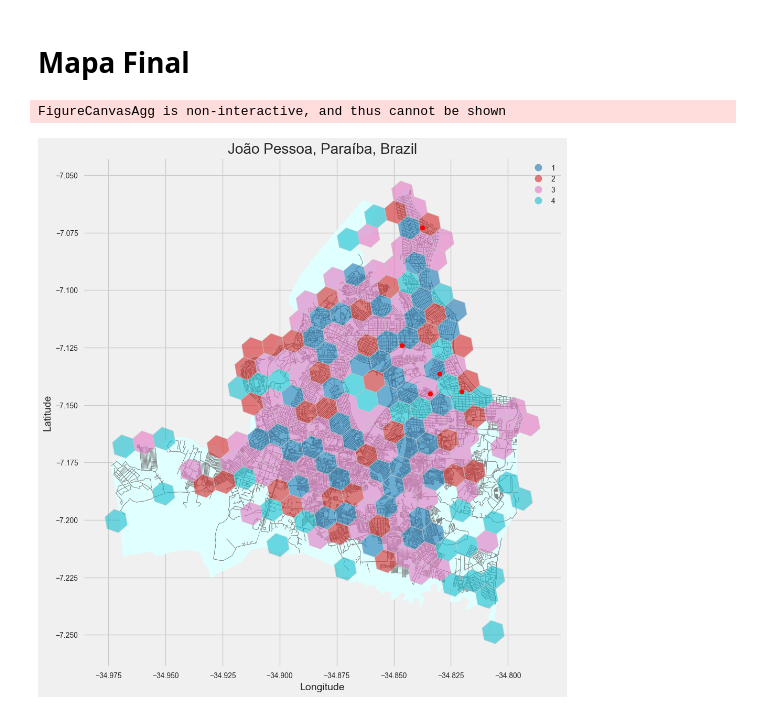
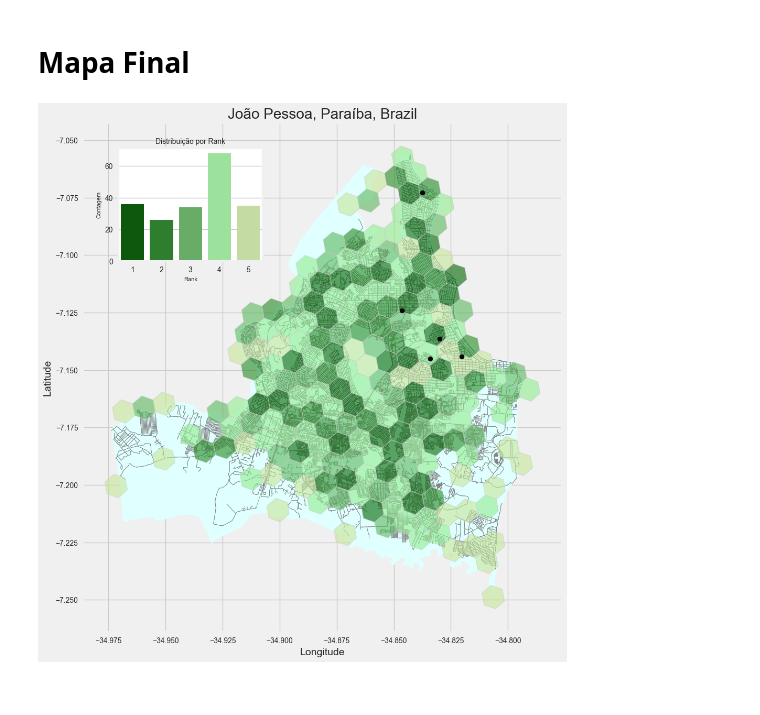
Before and after one commit to Padawanh/choosen_house, a Jupyter notebook: ChoosenHouse_API_Google.ipynb, the cells around one changed output. Drawn from its saved outputs; the diff is of its cells as text; code cells hidden in the pictures.

Commit message:
update name functions and final map

```diff
--- a/ChoosenHouse_API_Google.ipynb
+++ b/ChoosenHouse_API_Google.ipynb
@@ -690,25 +672,46 @@ invalid value encountered in scalar divide
 # %% [markdown]
 # Mapa Final
-# %%
-
-plt.style.use('fivethirtyeight')
-fig, ax = plt.subplots(figsize=(12,12))
-plt.title(place_name)
-
-area.plot(ax=ax , color='lightcyan', linewidth=1, label='Area',zorder=1)
-edges_proj.plot(ax=ax , color='gray', linewidth=0.5, label='Estradas',zorder=1)
-df_hex_select_plot.plot(column='rank_str', linewidth=0.8, ax=ax, edgecolor='0.8', legend=True , alpha=0.6)
-
-# gpd.sjoin(df_hex_select_plot, enderecos_gpd, op='intersects').plot(column='clusters_ag', linewidth=0.8, ax=ax, edgecolor='0.8', legend=True , alpha=0.6)
-# for type_plot_place in types:
-#   full_places_city_select[full_places_city_select['main_type']==type_plot_place].plot(ax=ax , linewidth=0.5, label=type_plot_place,zorder=1 , markersize=5)
-
-enderecos_gpd.plot(ax=ax , color='red', linewidth=0.5, label='Endereços de interesse',zorder=1 , markersize=40)
-# nodes_proj.plot(ax=ax , color='red',label='Nós',markersize=1,zorder=2)
-plt.xlabel('Longitude', size=14)
-plt.ylabel('Latitude', size=14)
-# plt.legend()
-fig.show()
-# %% [output]
-FigureCanvasAgg is non-interactive, and thus cannot be shown
-[figure, removed]
+# %%
+import matplotlib.pyplot as plt
+import seaborn as sns
+
+df_bar_plot_clusters_rank = df_hex_select_plot[['hex8_code','rank_str']].groupby('rank_str',as_index=False).count()
+df_bar_plot_clusters_rank.columns = ['rank_str','count']
+
+color_dict = {"1": "#006400", "2": "#228B22", "3": "#5CB85C", "4":"#90EE90" , "5":"#C6E699"}
+
+fig, ax_map = plt.subplots(figsize=(12, 12))
+
+ax_map.set(title=place_name)
+
+area.plot(ax=ax_map, color='lightcyan', linewidth=1, label='Area', zorder=1)
+edges_proj.plot(ax=ax_map, color='gray', linewidth=0.5, label='Estradas', zorder=1)
+df_hex_select_plot.plot(
+        # column='rank_str',
+        linewidth=0.8, ax=ax_map, edgecolor='0.8', legend=True, alpha=0.6 , color=df_hex_select_plot['rank_str'].map(color_dict))
+enderecos_gpd.plot(ax=ax_map, color='black', linewidth=0.5, label='Endereços de interesse', zorder=1, markersize=40)
+
+
+inset_width = 0.23
+inset_height = 0.18
+inset_x = 0.19
+inset_y = 0.66
+
+inset_ax = fig.add_axes([inset_x, inset_y, inset_width, inset_height])
+
+
+sns.barplot(ax=inset_ax, x="rank_str", y="count", data=df_bar_plot_clusters_rank , hue="rank_str" , palette=color_dict)
+
+ax_map.set_xlabel('Longitude', size=14)
+ax_map.set_ylabel('Latitude', size=14)
+
+
+# inset_ax.patch.set_alpha(0.4)  # Set transparency for background
+inset_ax.patch.set_facecolor('white')  # Set background color
+inset_ax.set_title('Distribuição por Rank', fontsize=10)  # Add title
+inset_ax.set_xlabel('Rank', fontsize=8)  # Set x-axis label
+inset_ax.set_ylabel('Contagem', fontsize=8)  # Set y-axis label
+
+plt.show()
+# %% [output]
+[figure, added]
```
Also changed, not shown: parts of 13 cells of this notebook, 1 other file.
